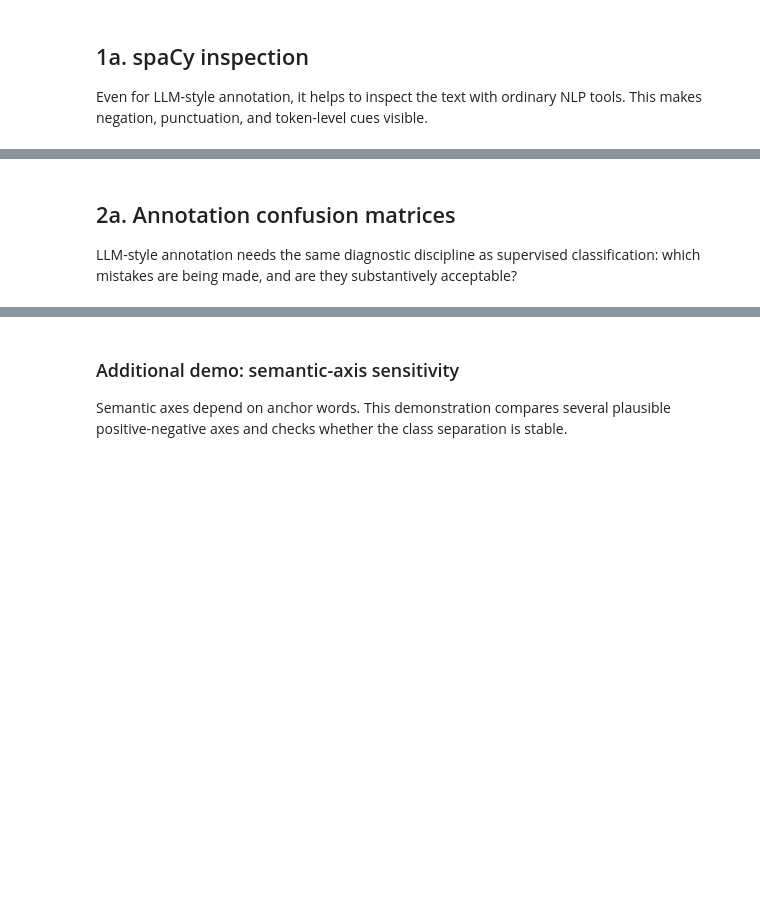
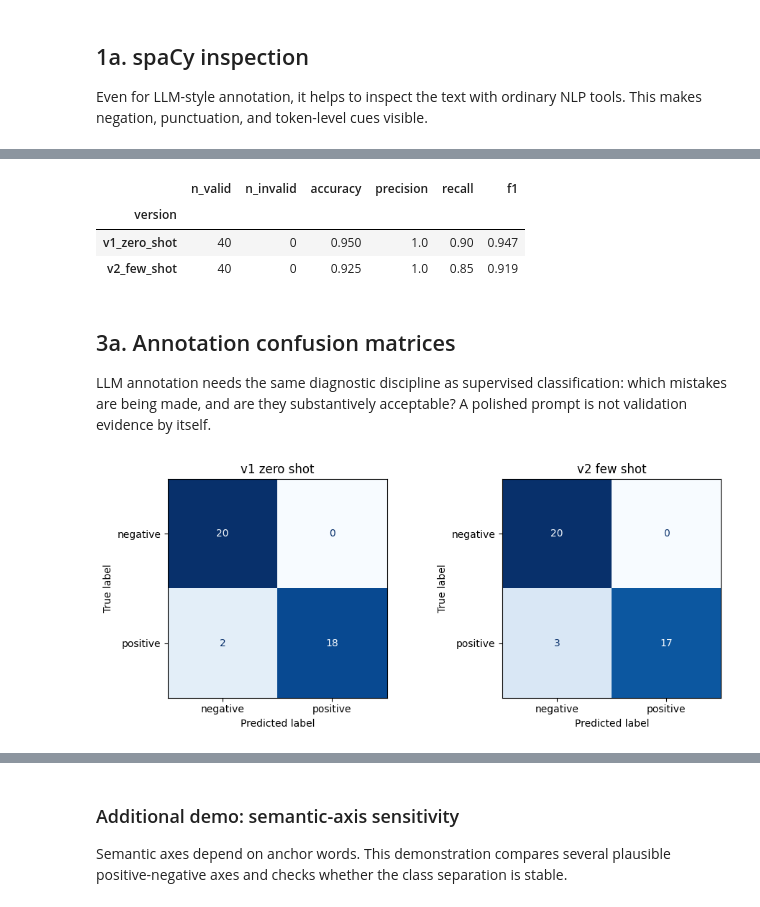
Before and after one commit to PeterTolochko/MethodsNET_Summer_School, a Jupyter notebook: materials/notebooks/day_4_embeddings_and_llms.ipynb, the cells around one changed output, grey strips where cells are left out. Saved outputs shown, nothing was run; the diff lists cells and outputs as text; code cells hidden in the pictures; blank space fills up the shorter version.

```diff
--- a/materials/notebooks/day_4_embeddings_and_llms.ipynb
+++ b/materials/notebooks/day_4_embeddings_and_llms.ipynb
@@ -166,31 +503,59 @@ sample[['text', 'polarity', 'llm_v1_label', 'llm_v2_label']].head()
 def metrics(y_true, y_pred):
     return pd.Series({
         'accuracy': accuracy_score(y_true, y_pred),
-        'precision': precision_score(y_true, y_pred, pos_label='positive'),
-        'recall': recall_score(y_true, y_pred, pos_label='positive'),
-        'f1': f1_score(y_true, y_pred, pos_label='positive')
+        'precision': precision_score(y_true, y_pred, pos_label='positive', zero_division=0),
+        'recall': recall_score(y_true, y_pred, pos_label='positive', zero_division=0),
+        'f1': f1_score(y_true, y_pred, pos_label='positive', zero_division=0)
     })
 
-pd.DataFrame({
-    'zero_shot_stand_in': metrics(sample['polarity'], sample['llm_v1_label']),
-    'few_shot_stand_in': metrics(sample['polarity'], sample['llm_v2_label'])
-}).T.round(3)
+
+if not ollama_annotations.empty:
+    rows = []
+    for version in annotation_versions:
+        label_col = f'llm_{version}_label'
+        valid = ollama_annotations[label_col].isin(['positive', 'negative'])
+        row = metrics(
+            ollama_annotations.loc[valid, 'polarity'],
+            ollama_annotations.loc[valid, label_col]
+        )
+        row['version'] = version
+        row['n_valid'] = valid.sum()
+        row['n_invalid'] = (~valid).sum()
+        rows.append(row)
+    ollama_metric_table = pd.DataFrame(rows).set_index('version')
+    display(ollama_metric_table[['n_valid', 'n_invalid', 'accuracy', 'precision', 'recall', 'f1']].round(3))
+else:
+    print('No Ollama annotations available yet, so there are no validation metrics to display.')
+# %% [output]
+|  | n_valid | n_invalid | accuracy | precision | recall | f1 |
+| version |  |  |  |  |  |  |
+| v1_zero_shot | 40 | 0 | 0.950 | 1.0 | 0.90 | 0.947 |
+| v2_few_shot | 40 | 0 | 0.925 | 1.0 | 0.85 | 0.919 |
 # %% [markdown]
-## 2a. Annotation confusion matrices
+## 3a. Annotation confusion matrices
 
-LLM-style annotation needs the same diagnostic discipline as supervised classification: which mistakes are being made, and are they substantively acceptable?
+LLM annotation needs the same diagnostic discipline as supervised classification: which mistakes are being made, and are they substantively acceptable? A polished prompt is not validation evidence by itself.
 # %%
-fig, axes = plt.subplots(1, 2, figsize=(9, 4))
+if not ollama_annotations.empty:
+    fig, axes = plt.subplots(1, len(annotation_versions), figsize=(4.8 * len(annotation_versions), 4))
+    if len(annotation_versions) == 1:
+        axes = [axes]
 
-ConfusionMatrixDisplay.from_predictions(
-    sample['polarity'], sample['llm_v1_label'], ax=axes[0], cmap='Blues', colorbar=False
-)
-axes[0].set_title('Zero-shot stand-in')
+    for ax, version in zip(axes, annotation_versions):
+        label_col = f'llm_{version}_label'
+        valid = ollama_annotations[label_col].isin(['positive', 'negative'])
+        ConfusionMatrixDisplay.from_predictions(
+            ollama_annotations.loc[valid, 'polarity'],
+            ollama_annotations.loc[valid, label_col],
+            ax=ax,
+            cmap='Blues',
+            colorbar=False
+        )
+        ax.set_title(version.replace('_', ' '))
 
-ConfusionMatrixDisplay.from_predictions(
-    sample['polarity'], sample['llm_v2_label'], ax=axes[1], cmap='Blues', colorbar=False
-)
-axes[1].set_title('Few-shot stand-in')
-
-plt.tight_layout()
+    plt.tight_layout()
+else:
+    print('No confusion matrix: run or load Ollama annotations first.')
+# %% [output]
+[figure, added]
 # %%
```
Also changed, not shown: parts of 44 cells of this notebook, 2 other files.
